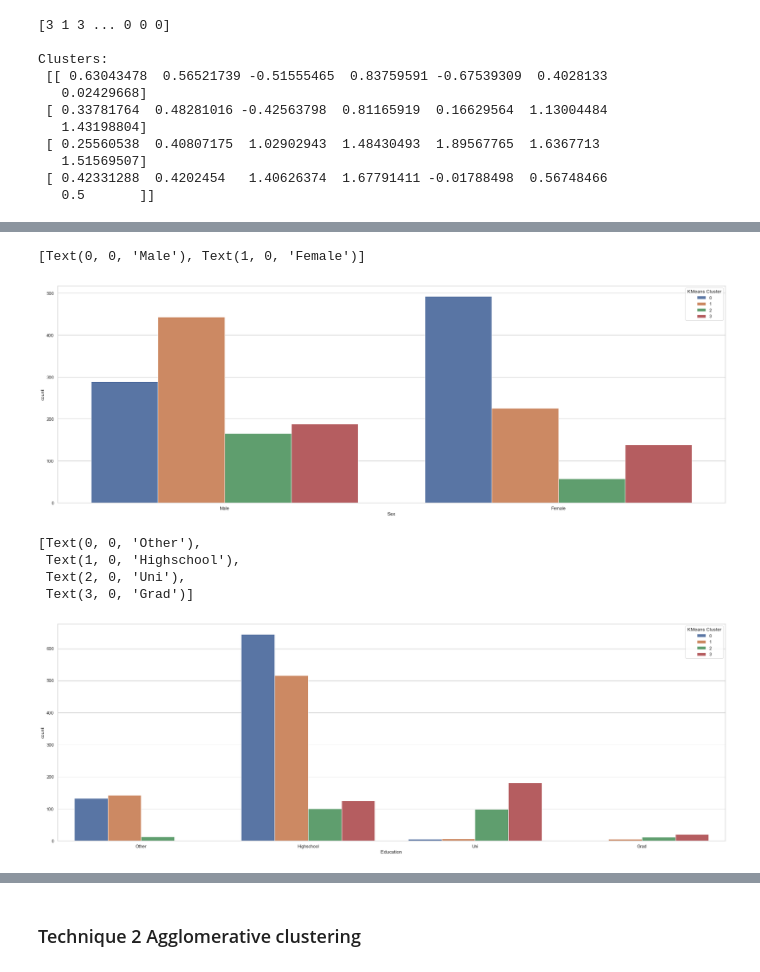
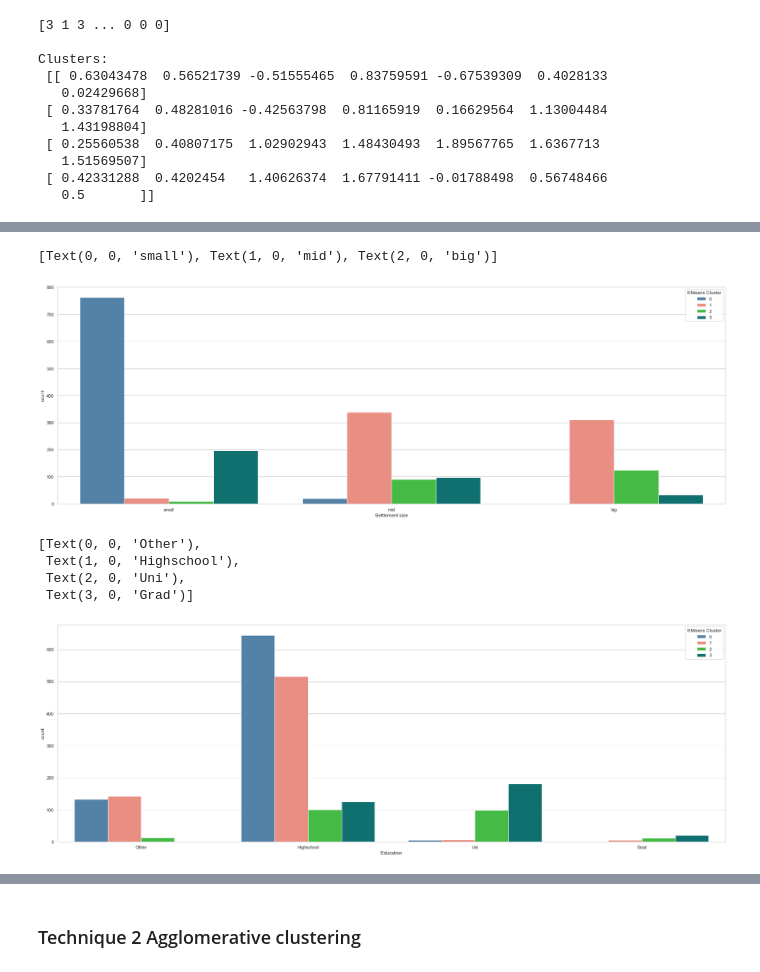
Before and after one commit to SamCairns/BUSA3020, a Jupyter notebook: Assignment3 (1)/Assignment3-S1-2023.ipynb, the cells around one changed output, grey strips where cells are left out. Cells and saved outputs as stored; diff of their text form; code cells hidden in the pictures.

```diff
--- a/Assignment3 (1)/Assignment3-S1-2023.ipynb
+++ b/Assignment3 (1)/Assignment3-S1-2023.ipynb
@@ -259,16 +285,16 @@ plt.show()
 # %%
 plt.figure(figsize = (30,10))
-ax = sns.countplot(data=train, x='Sex', hue='KMeans Cluster')
+ax = sns.countplot(data=train, x='age', hue='KMeans Cluster', palette = colours)
 
 ax.set_xticklabels(ax.get_xticklabels(), rotation=0)
-new_x_labels = ['Male', 'Female']
+new_x_labels = ['small', 'mid', 'big']
 ax.set_xticklabels(new_x_labels)
 # %% [output]
-[Text(0, 0, 'Male'), Text(1, 0, 'Female')]
+[Text(0, 0, 'small'), Text(1, 0, 'mid'), Text(2, 0, 'big')]
-[figure, old version]
+[figure, new version]
 # %%
 plt.figure(figsize = (30,10))
-ax = sns.countplot(data=train, x='Education', hue='KMeans Cluster')
+ax = sns.countplot(data=train, x='Education', hue='KMeans Cluster', palette = colours)
 
 ax.set_xticklabels(ax.get_xticklabels(), rotation=0)
 new_x_labels = ['Other', 'Highschool','Uni', 'Grad']
@@ -278,4 +304,4 @@ ax.set_xticklabels(new_x_labels)
  Text(1, 0, 'Highschool'),
  Text(2, 0, 'Uni'),
  Text(3, 0, 'Grad')]
-[figure, old version]
+[figure, new version]
```
Also changed, not shown: parts of 10 cells of this notebook, 1 other file.
